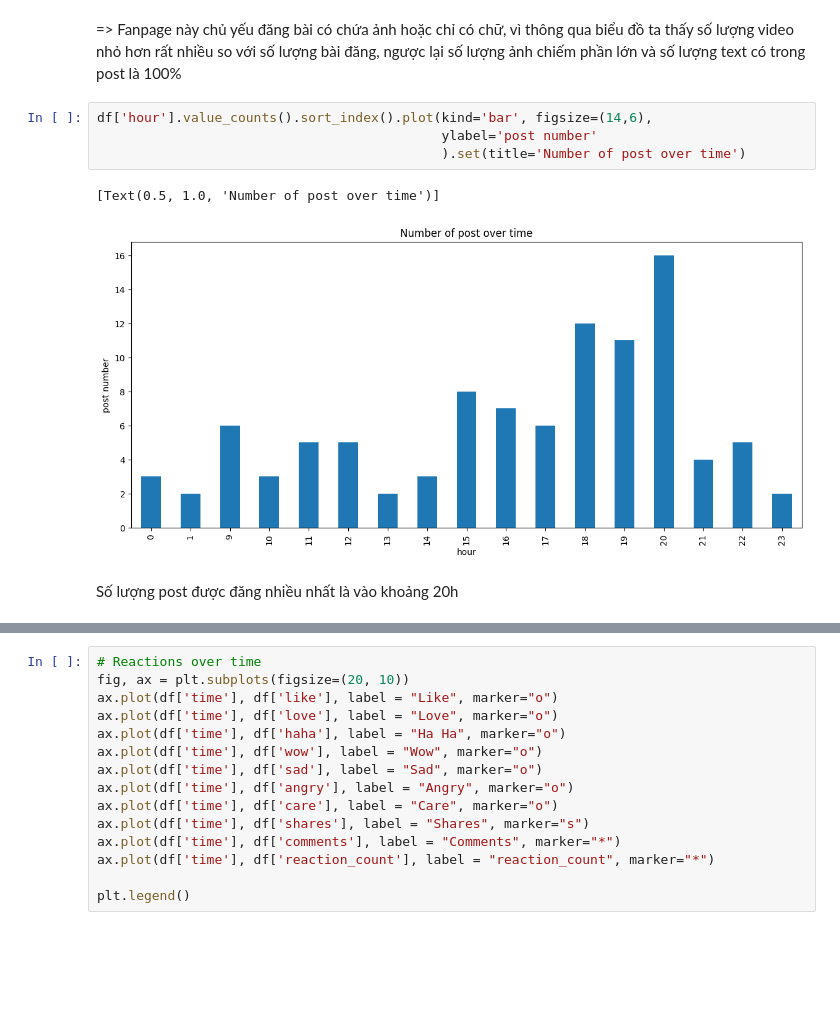
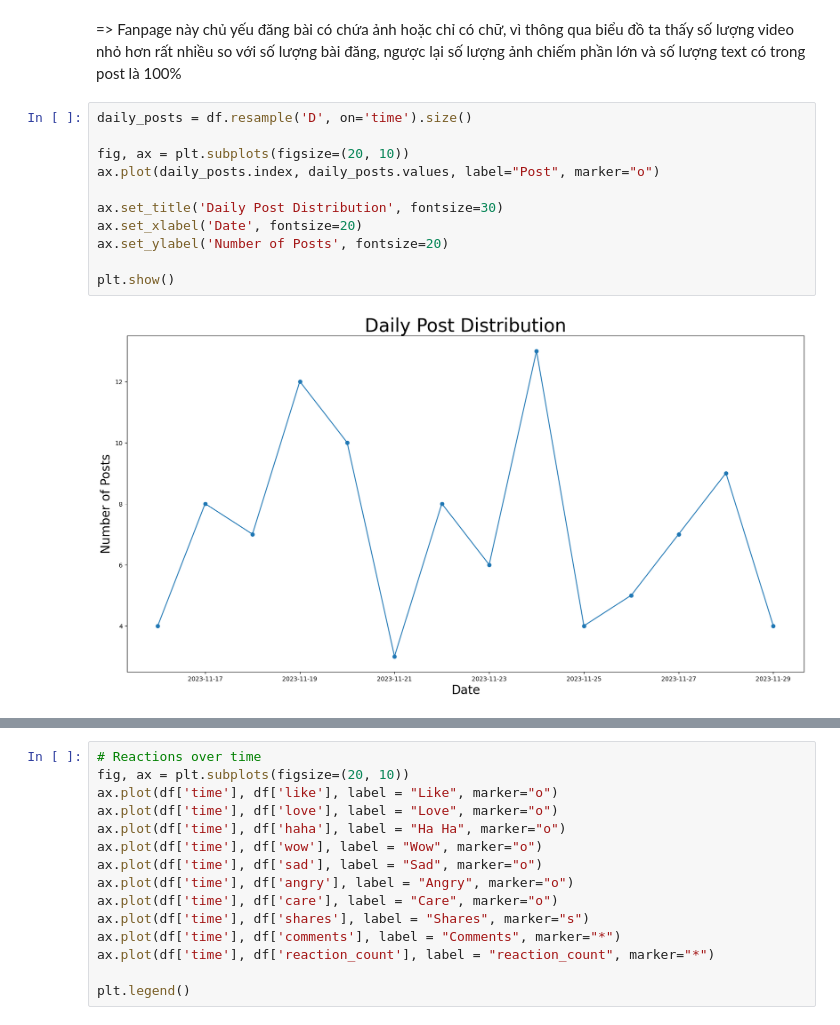
Before and after one commit to nguyenduchuyiu/facebook_analysis, a Jupyter notebook: Analyze_Data.ipynb, the cells around one changed output, grey strips where cells are left out. Drawn from its saved outputs; the diff is of its cells as text; blank space fills up the shorter version.

```diff
--- a/Analyze_Data.ipynb
+++ b/Analyze_Data.ipynb
@@ -115,11 +23,15 @@ sns.displot(
 # %% [markdown]
 => Fanpage này chủ yếu đăng bài có chứa ảnh hoặc chỉ có chữ, vì thông qua biểu đồ ta thấy số lượng video nhỏ hơn rất nhiều so với số lượng bài đăng, ngược lại số lượng ảnh chiếm phần lớn và số lượng text có trong post là 100%
-# %%
-df['hour'].value_counts().sort_index().plot(kind='bar', figsize=(14,6),
-                                            ylabel='post number'
-                                            ).set(title='Number of post over time')
-# %% [output]
-[Text(0.5, 1.0, 'Number of post over time')]
-[figure, removed]
-# %% [markdown]
-Số lượng post được đăng nhiều nhất là vào khoảng 20h
+# %%
+daily_posts = df.resample('D', on='time').size()
+
+fig, ax = plt.subplots(figsize=(20, 10))
+ax.plot(daily_posts.index, daily_posts.values, label="Post", marker="o")
+
+ax.set_title('Daily Post Distribution', fontsize=30)
+ax.set_xlabel('Date', fontsize=20)
+ax.set_ylabel('Number of Posts', fontsize=20)
+
+plt.show()
+# %% [output]
+[figure, added]
```
Also changed, not shown: parts of 29 cells of this notebook, 9 other files.
